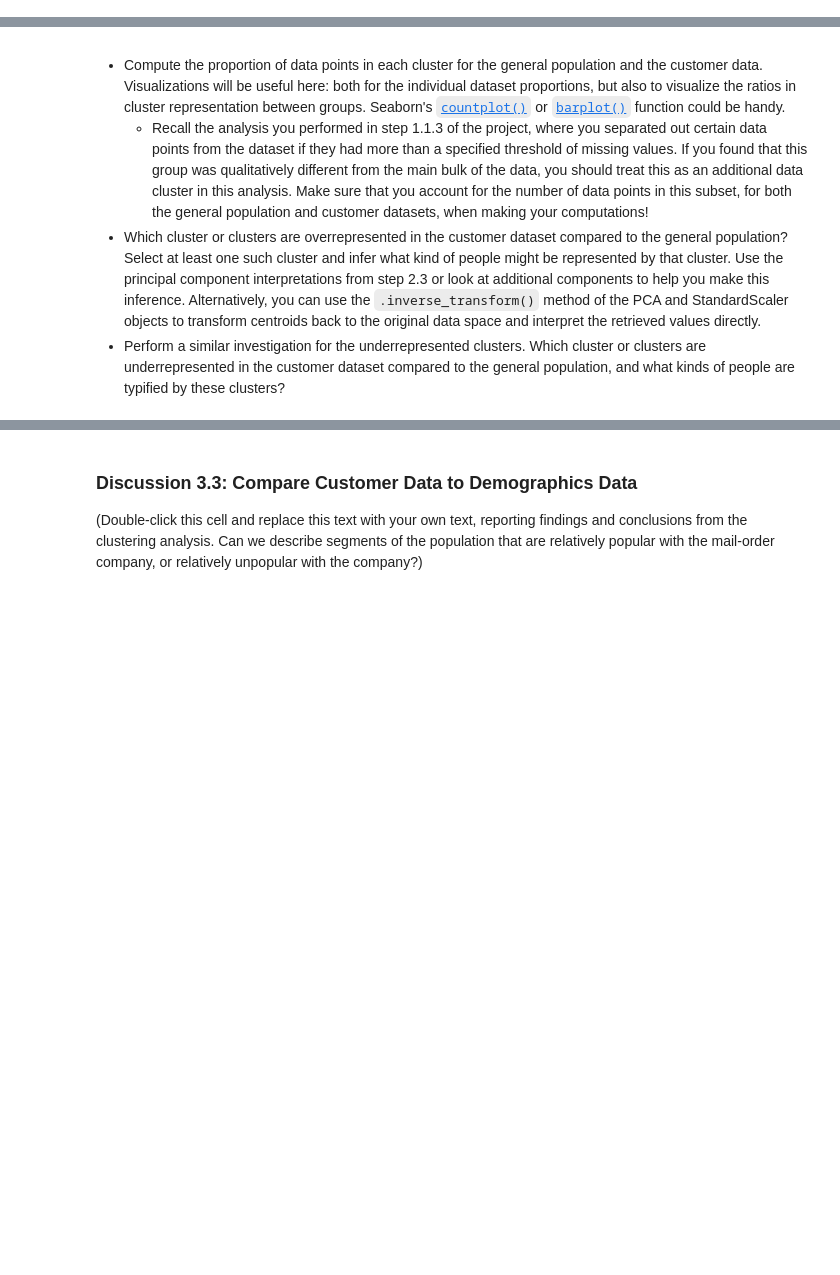
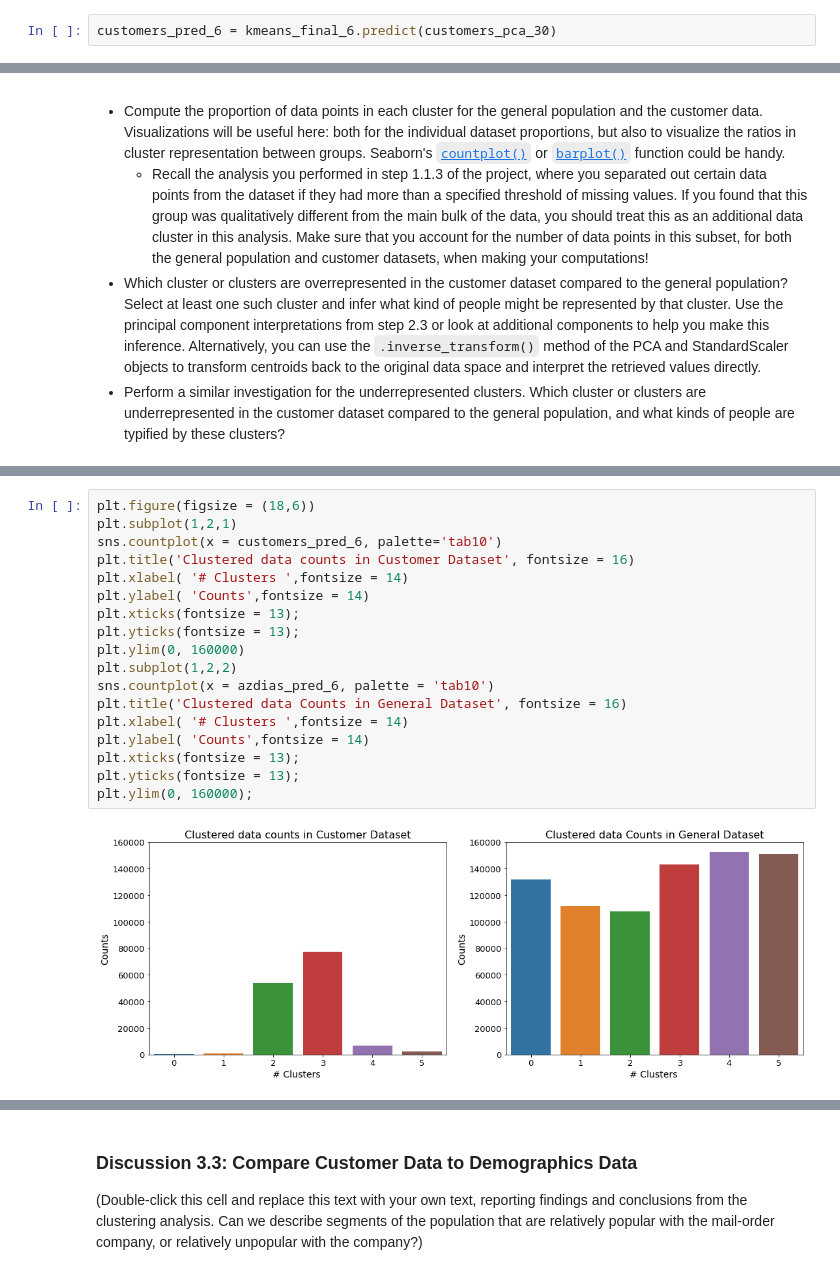
Before and after one commit to SiddharthSabat/Machine_Learning_Projects, a Jupyter notebook: Identify_Customer_Segments/Identify_Customer_Segments.ipynb, the cells around one changed output, grey strips where cells are left out. Saved outputs shown, nothing was run; the diff lists cells and outputs as text; blank space fills up the shorter version.

```diff
--- a/Identify_Customer_Segments/Identify_Customer_Segments.ipynb
+++ b/Identify_Customer_Segments/Identify_Customer_Segments.ipynb
@@ -791,3 +879,5 @@ customers =
+# %%
+customers_pred_6 = kmeans_final_6.predict(customers_pca_30)
 # %% [markdown]
 ### Step 3.3: Compare Customer Data to Demographics Data
 
@@ -807,3 +917,23 @@ Take a look at the following points in this step:
+# %%
+plt.figure(figsize = (18,6))
+plt.subplot(1,2,1)
+sns.countplot(x = customers_pred_6, palette='tab10')
+plt.title('Clustered data counts in Customer Dataset', fontsize = 16)
+plt.xlabel( '# Clusters ',fontsize = 14)
+plt.ylabel( 'Counts',fontsize = 14)
+plt.xticks(fontsize = 13);
+plt.yticks(fontsize = 13);
+plt.ylim(0, 160000)
+plt.subplot(1,2,2)
+sns.countplot(x = azdias_pred_6, palette = 'tab10')
+plt.title('Clustered data Counts in General Dataset', fontsize = 16)
+plt.xlabel( '# Clusters ',fontsize = 14)
+plt.ylabel( 'Counts',fontsize = 14)
+plt.xticks(fontsize = 13);
+plt.yticks(fontsize = 13);
+plt.ylim(0, 160000);
+# %% [output]
+[figure, added]
 # %%
 # What kinds of people are part of a cluster that is overrepresented in the
 # customer data compared to the general population?
```
Also changed, not shown: parts of 18 cells of this notebook.
